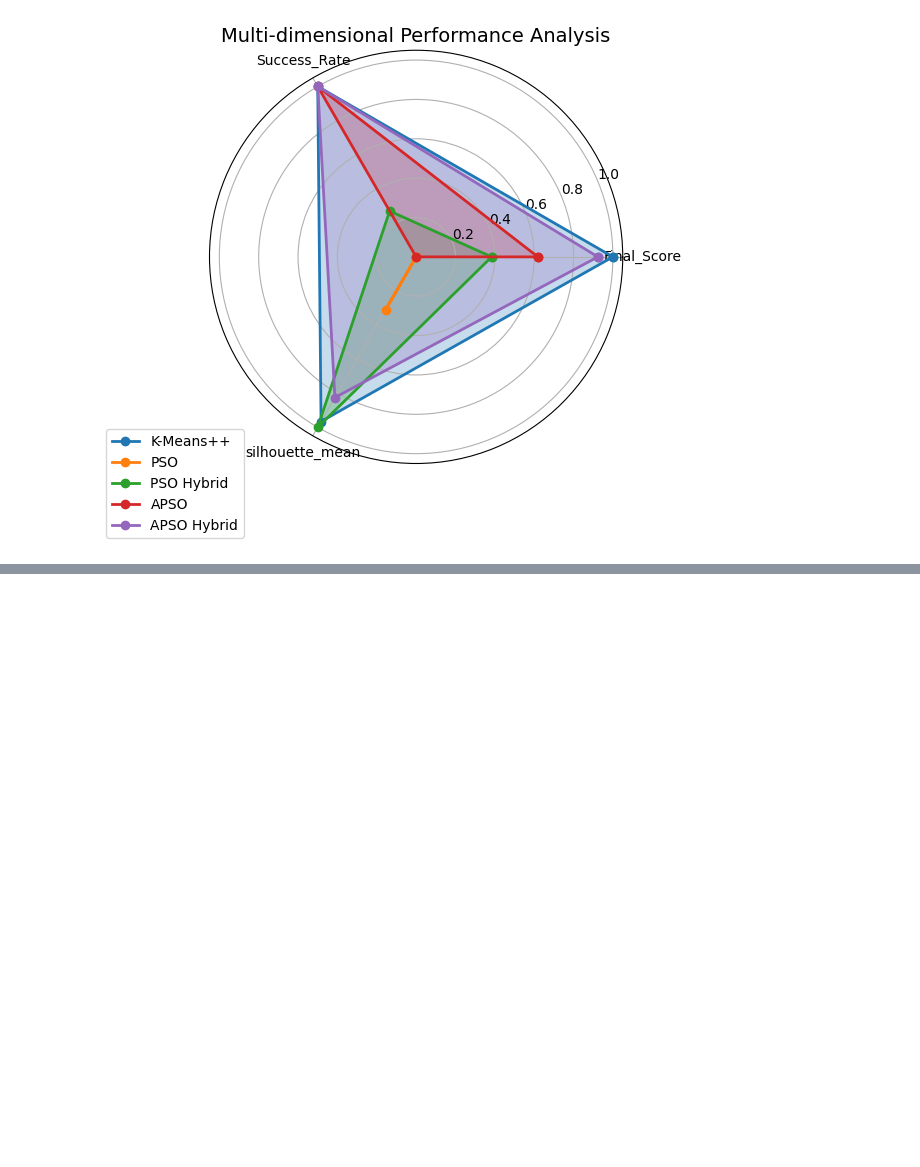
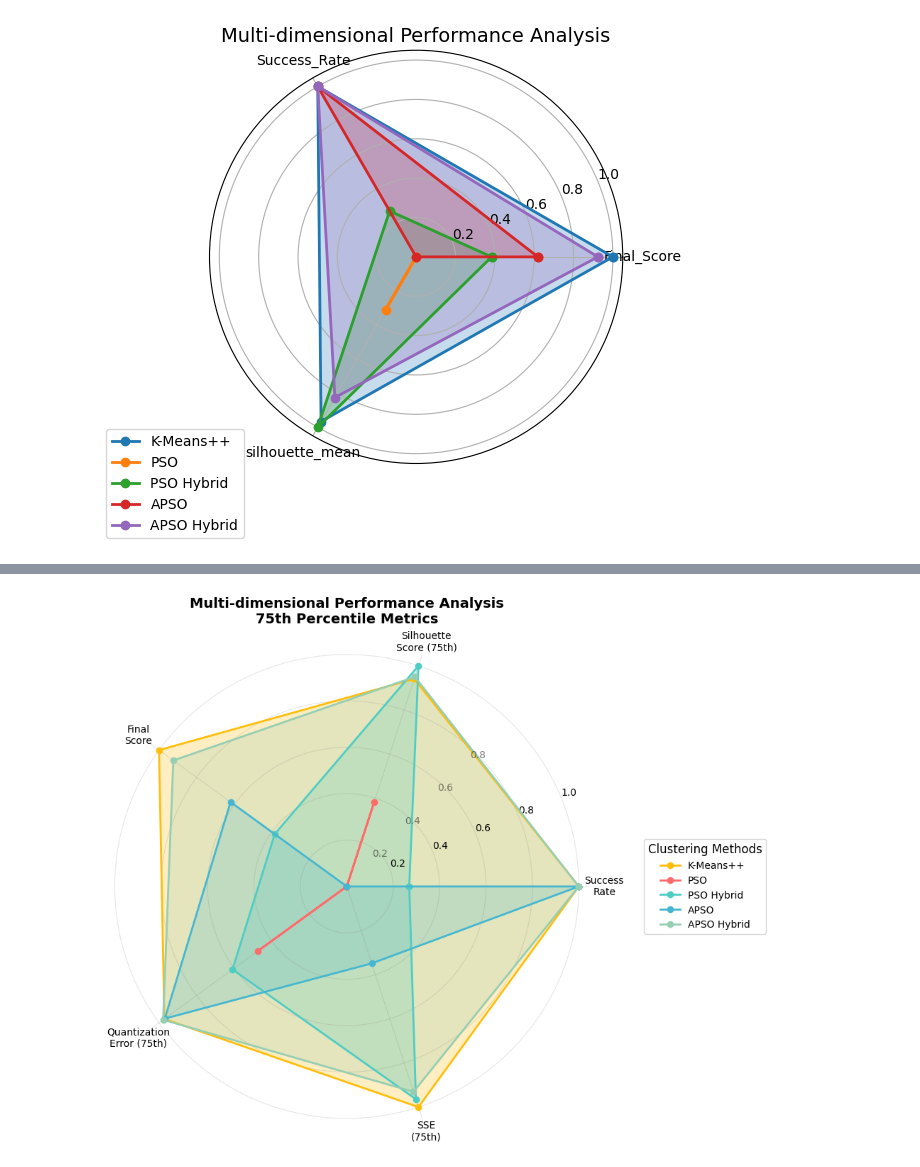
Before and after one commit to svdexe/DS_RP_Part-B_ClusteringAnalysis_using_HeuristicOptimizationTechniques, a Jupyter notebook: Clustering Algorithm Rank Analysis.ipynb, the cells around one changed output, grey strips where cells are left out. Drawn from its saved outputs; the diff is of its cells as text; code cells hidden in the pictures; blank space fills up the shorter version.

```diff
--- a/Clustering Algorithm Rank Analysis.ipynb
+++ b/Clustering Algorithm Rank Analysis.ipynb
@@ -514,0 +1188,100 @@ plt.show()
+# %%
+import numpy as np
+import pandas as pd
+import matplotlib.pyplot as plt
+
+# Prepare data for radar plot
+methods = df['Method'].unique()
+metrics = [
+    'Success_Rate',
+    'silhouette_percentile_75',
+    'Final_Score',
+    'quantization_percentile_75_normalized',  # Using normalized quantization
+    'sse_percentile_75'
+]
+
+# Create radar data
+radar_data = []
+for method in methods:
+    method_data = df[df['Method'] == method][metrics].mean()
+    radar_data.append([method] + list(method_data))
+
+radar_df = pd.DataFrame(radar_data, columns=['Method'] + metrics)
+
+# Normalize the metrics (invert only for SSE as quantization is already normalized)
+for metric in metrics:
+    if metric == 'sse_percentile_75':  # Only invert SSE
+        radar_df[metric] = 1 - (radar_df[metric] - radar_df[metric].min()) / (radar_df[metric].max() - radar_df[metric].min())
+    elif metric not in ['quantization_percentile_75_normalized']:  # Skip already normalized metrics
+        radar_df[metric] = (radar_df[metric] - radar_df[metric].min()) / (radar_df[metric].max() - radar_df[metric].min())
+
+# Set up the angles for the radar chart
+angles = np.linspace(0, 2*np.pi, len(metrics), endpoint=False)
+angles = np.concatenate((angles, [angles[0]]))  # Complete the circle
+
+# Create the plot
+fig, ax = plt.subplots(figsize=(10, 8), subplot_kw=dict(projection='polar'))
+
+# Color scheme for different methods
+colors = {
+    'PSO': '#FF6B6B',
+    'PSO Hybrid': '#4ECDC4',
+    'APSO': '#45B7D1',
+    'APSO Hybrid': '#96CEB4',
+    'K-Means++': '#FFBE0B'
+}
+
+# Plot data
+for idx, row in radar_df.iterrows():
+    values = row[metrics].values
+    values = np.concatenate((values, [values[0]]))
+    method = row['Method']
+
+    # Plot with custom styling
+    ax.plot(angles, values, 'o-', linewidth=2, label=method, color=colors[method])
+    ax.fill(angles, values, alpha=0.25, color=colors[method])
+
+# Customize the plot
+ax.set_xticks(angles[:-1])
+metric_labels = [
+    'Success\nRate',
+    'Silhouette\nScore (75th)',
+    'Final\nScore',
+    'Quantization\nError (75th)',
+    'SSE\n(75th)'
+]
+ax.set_xticklabels(metric_labels, size=10)
+
+# Add gridlines and adjust their style
+ax.grid(True, color='gray', alpha=0.2)
+ax.spines['polar'].set_visible(False)
+
+# Add circles at specific values
+circles = [0.2, 0.4, 0.6, 0.8]
+for circle in circles:
+    ax.text(np.pi/4, circle, f'{circle:.1f}',
+            ha='center', va='center', alpha=0.5)
+
+# Set chart title
+plt.title('Multi-dimensional Performance Analysis\n75th Percentile Metrics',
+          pad=20, size=14, weight='bold')
+
+# Customize legend
+plt.legend(loc='center left',
+          bbox_to_anchor=(1.1, 0.5),
+          title='Clustering Methods',
+          title_fontsize=12,
+          fontsize=10)
+
+
+
+# Adjust layout
+plt.tight_layout()
+
+# Show plot
+plt.show()
+
+# Save the plot
+plt.savefig('performance_radar_plot_normalized.png', dpi=300, bbox_inches='tight')
+# %% [output]
+[figure, added]
```
Also changed, not shown: parts of 13 cells of this notebook, 9 other files.
